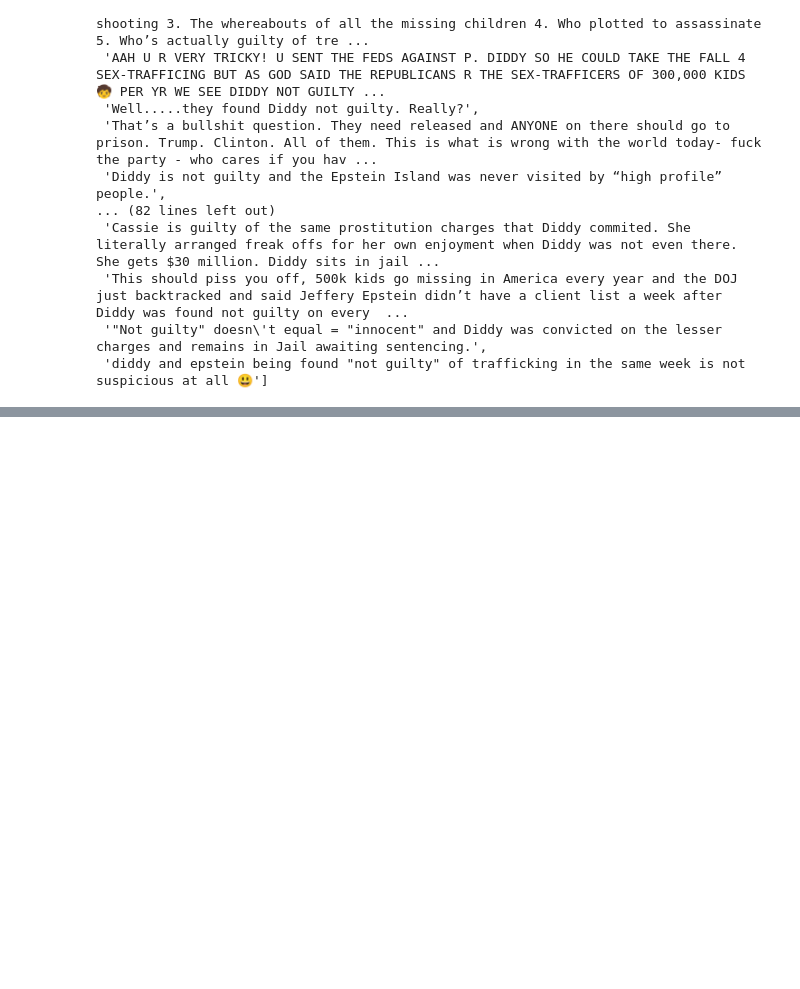
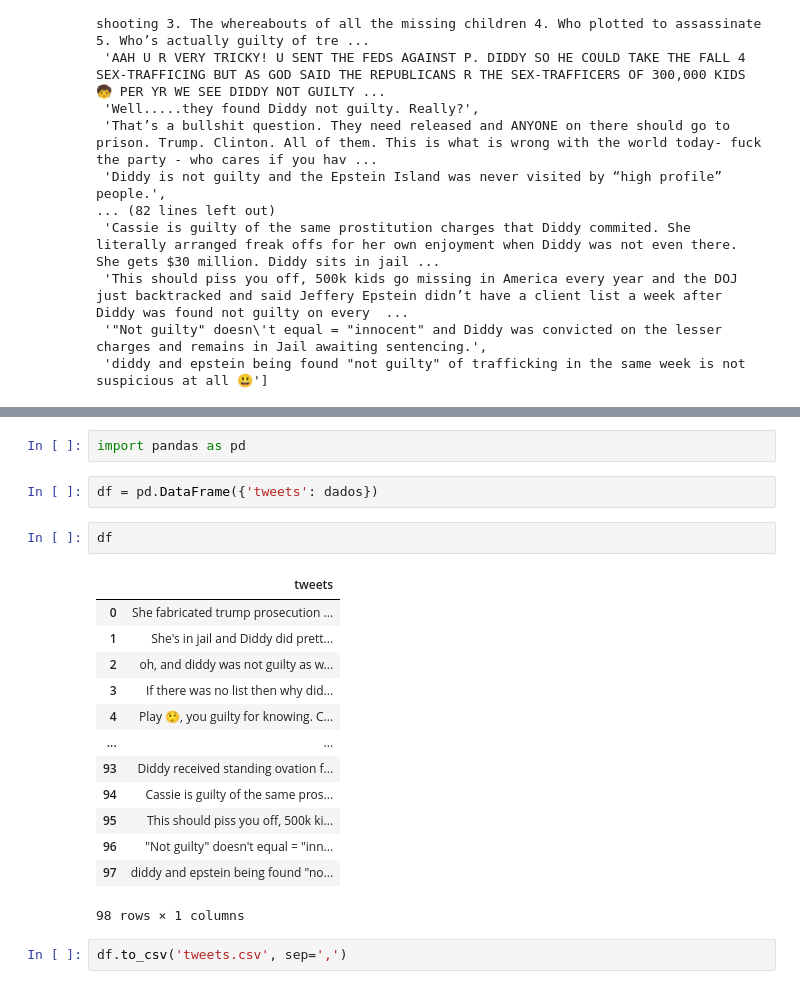
Before and after one commit to meowaax/modelagem-nlp, a Jupyter notebook: coletas/coleta_tweets.ipynb, the cells around one changed output, grey strips where cells are left out. Saved outputs shown, nothing was run; the diff lists cells and outputs as text; blank space fills up the shorter version.

Commit message:
exportando tweets

```diff
--- a/coletas/coleta_tweets.ipynb
+++ b/coletas/coleta_tweets.ipynb
@@ -85,0 +205,22 @@ dados_limpos
+# %%
+import pandas as pd
+# %%
+df = pd.DataFrame({'tweets': dados})
+# %%
+df
+# %% [output]
+|  | tweets |
+| 0 | She fabricated trump prosecution ... |
+| 1 | She's in jail and Diddy did prett... |
+| 2 | oh, and diddy was not guilty as w... |
+| 3 | If there was no list then why did... |
+| 4 | Play 🤥, you guilty for knowing. C... |
+| ... | ... |
+| 93 | Diddy received standing ovation f... |
+| 94 | Cassie is guilty of the same pros... |
+| 95 | This should piss you off, 500k ki... |
+| 96 | "Not guilty" doesn't equal = "inn... |
+| 97 | diddy and epstein being found "no... |
+98 rows × 1 columns
+# %%
+df.to_csv('tweets.csv', sep=',')
```
Also changed, not shown: parts of 2 cells of this notebook, 1 other file.
